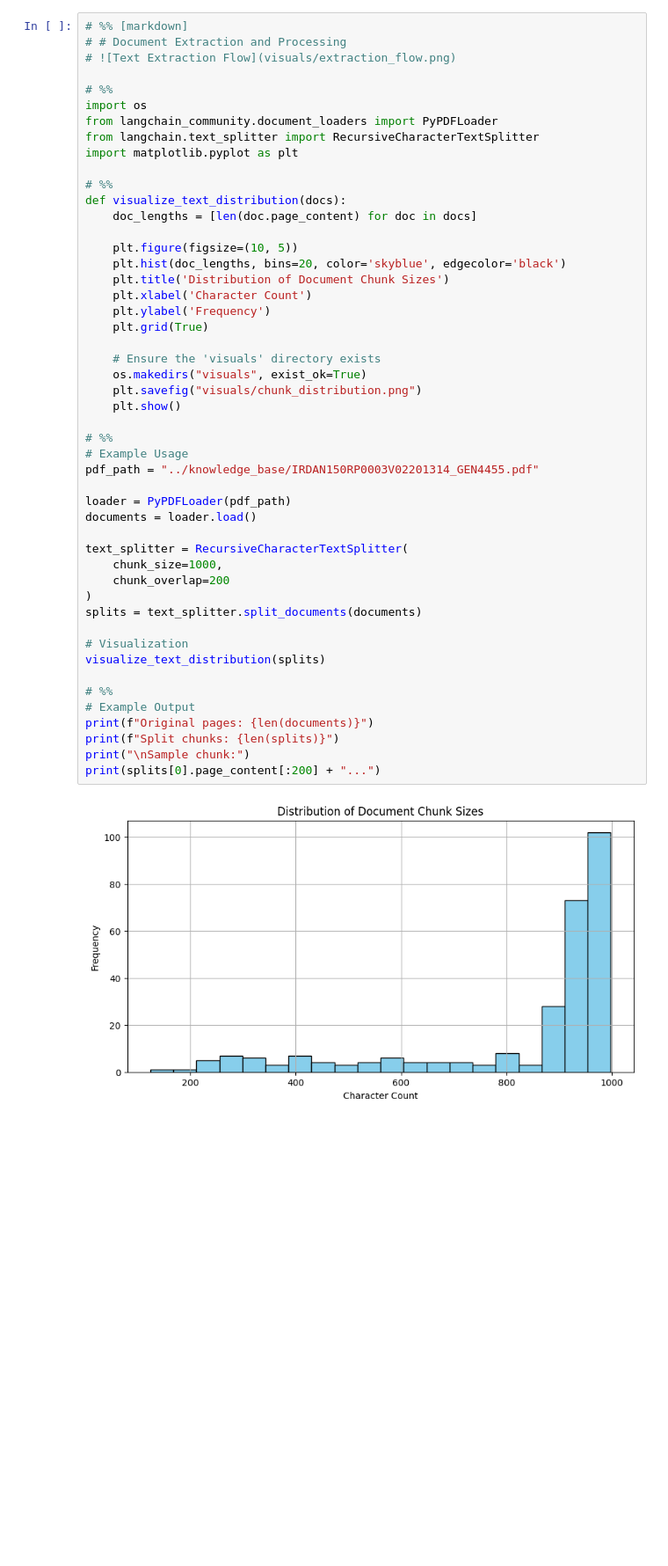
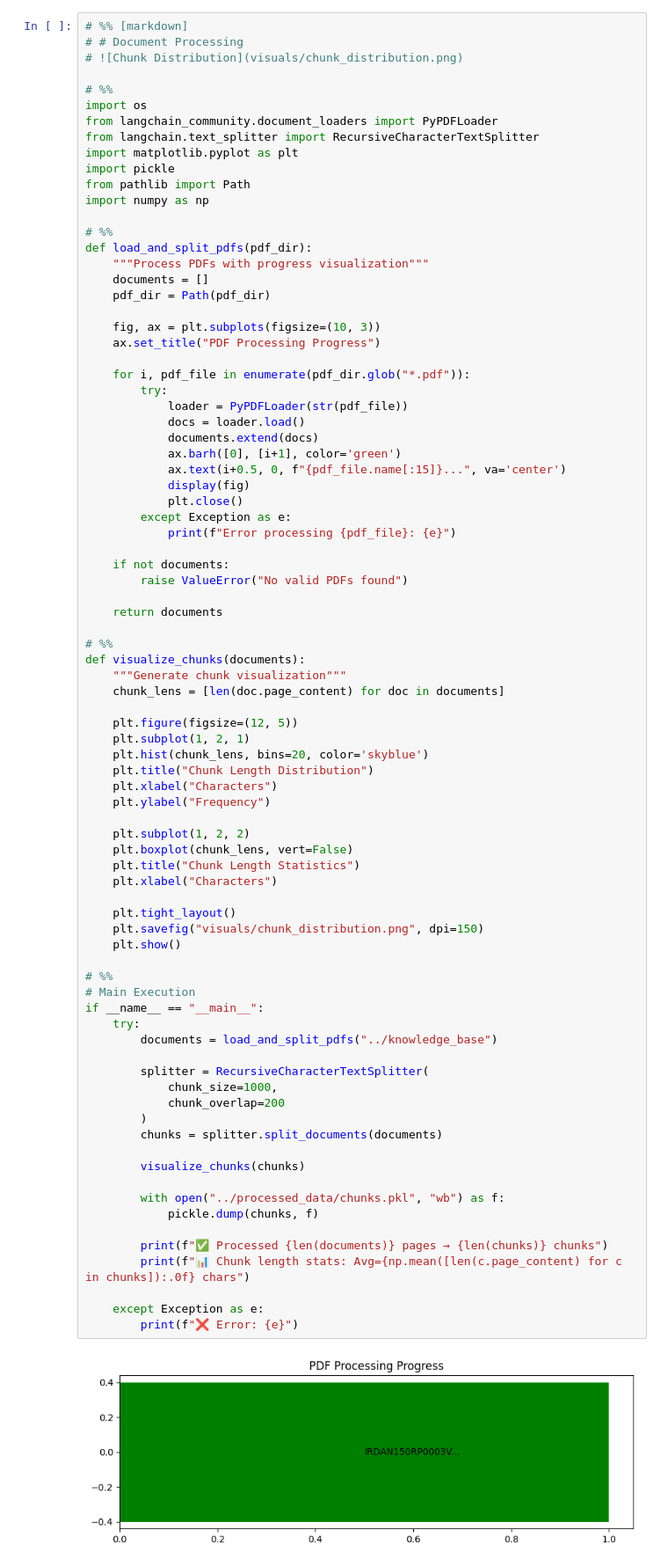
Before and after one commit to goswamiAnushka/tcs_hackathon, a Jupyter notebook: utils/extract.ipynb, the cells around one changed output. Shown: that part at 88% size. Cells and saved outputs as stored; diff of their text form; blank space fills up the shorter version.

Commit message:
completed extracting and embedding the chunks of document

```diff
--- a/utils/extract.ipynb
+++ b/utils/extract.ipynb
@@ -1,51 +1,85 @@
 # %%
 # %% [markdown]
-# # Document Extraction and Processing
-# ![Text Extraction Flow](visuals/extraction_flow.png)
+# # Document Processing
+# ![Chunk Distribution](visuals/chunk_distribution.png)
 
 # %%
 import os
 from langchain_community.document_loaders import PyPDFLoader
 from langchain.text_splitter import RecursiveCharacterTextSplitter
 import matplotlib.pyplot as plt
+import pickle
+from pathlib import Path
+import numpy as np
 
 # %%
-def visualize_text_distribution(docs):
-    doc_lengths = [len(doc.page_content) for doc in docs]
+def load_and_split_pdfs(pdf_dir):
+    """Process PDFs with progress visualization"""
+    documents = []
+    pdf_dir = Path(pdf_dir)
 
-    plt.figure(figsize=(10, 5))
-    plt.hist(doc_lengths, bins=20, color='skyblue', edgecolor='black')
-    plt.title('Distribution of Document Chunk Sizes')
-    plt.xlabel('Character Count')
-    plt.ylabel('Frequency')
-    plt.grid(True)
+    fig, ax = plt.subplots(figsize=(10, 3))
+    ax.set_title("PDF Processing Progress")
 
-    # Ensure the 'visuals' directory exists
-    os.makedirs("visuals", exist_ok=True)
-    plt.savefig("visuals/chunk_distribution.png")
+    for i, pdf_file in enumerate(pdf_dir.glob("*.pdf")):
+        try:
+            loader = PyPDFLoader(str(pdf_file))
+            docs = loader.load()
+            documents.extend(docs)
+            ax.barh([0], [i+1], color='green')
+            ax.text(i+0.5, 0, f"{pdf_file.name[:15]}...", va='center')
+            display(fig)
+            plt.close()
+        except Exception as e:
+            print(f"Error processing {pdf_file}: {e}")
+
+    if not documents:
+        raise ValueError("No valid PDFs found")
+
+    return documents
+
+# %%
+def visualize_chunks(documents):
+    """Generate chunk visualization"""
+    chunk_lens = [len(doc.page_content) for doc in documents]
+
+    plt.figure(figsize=(12, 5))
+    plt.subplot(1, 2, 1)
+    plt.hist(chunk_lens, bins=20, color='skyblue')
+    plt.title("Chunk Length Distribution")
+    plt.xlabel("Characters")
+    plt.ylabel("Frequency")
+
+    plt.subplot(1, 2, 2)
+    plt.boxplot(chunk_lens, vert=False)
+    plt.title("Chunk Length Statistics")
+    plt.xlabel("Characters")
+
+    plt.tight_layout()
+    plt.savefig("visuals/chunk_distribution.png", dpi=150)
     plt.show()
 
 # %%
-# Example Usage
-pdf_path = "../knowledge_base/IRDAN150RP0003V02201314_GEN4455.pdf"
+# Main Execution
+if __name__ == "__main__":
+    try:
+        documents = load_and_split_pdfs("../knowledge_base")
 
-loader = PyPDFLoader(pdf_path)
-documents = loader.load()
+        splitter = RecursiveCharacterTextSplitter(
+            chunk_size=1000,
+            chunk_overlap=200
+        )
+        chunks = splitter.split_documents(documents)
 
-text_splitter = RecursiveCharacterTextSplitter(
-    chunk_size=1000,
-    chunk_overlap=200
-)
-splits = text_splitter.split_documents(documents)
+        visualize_chunks(chunks)
 
-# Visualization
-visualize_text_distribution(splits)
+        with open("../processed_data/chunks.pkl", "wb") as f:
+            pickle.dump(chunks, f)
 
-# %%
-# Example Output
-print(f"Original pages: {len(documents)}")
-print(f"Split chunks: {len(splits)}")
-print("\nSample chunk:")
-print(splits[0].page_content[:200] + "...")
+        print(f"✅ Processed {len(documents)} pages → {len(chunks)} chunks")
+        print(f"📊 Chunk length stats: Avg={np.mean([len(c.page_content) for c in chunks]):.0f} chars")
+
+    except Exception as e:
+        print(f"❌ Error: {e}")
 # %% [output]
-[figure, old version]
+[figure, new version]
```
Also changed, not shown: parts of 1 cell of this notebook, 8 other files.
